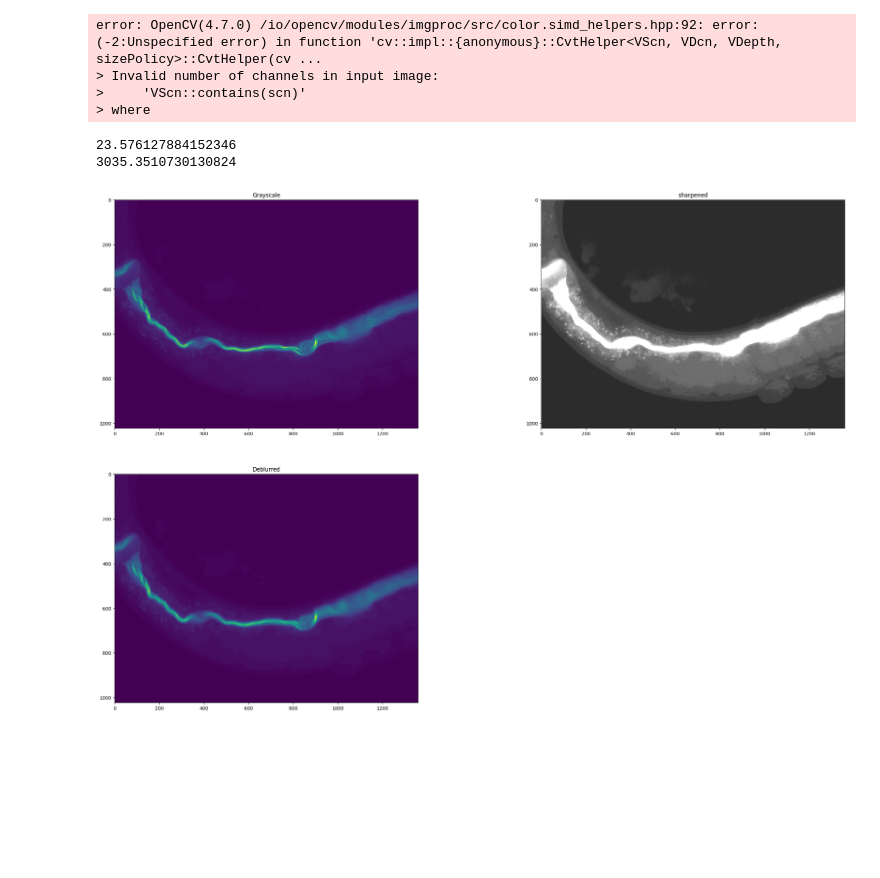
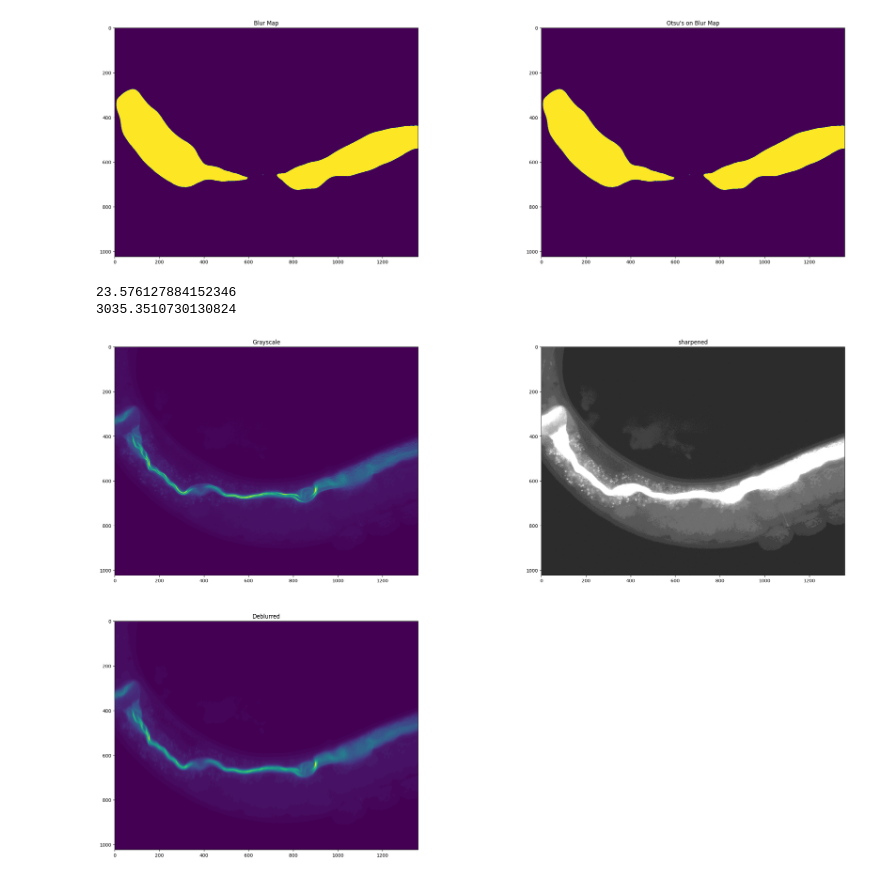
Before and after one commit to Hrsh-Venket/OpenCV-intestinal-deformations, a Jupyter notebook: opencv-intestinal-deformations- .ipynb, the cells around one changed output. Cells and saved outputs as stored; diff of their text form; code cells hidden in the pictures; blank space fills up the shorter version.

```diff
--- a/opencv-intestinal-deformations- .ipynb
+++ b/opencv-intestinal-deformations- .ipynb
@@ -45,29 +44,25 @@ plt.show()
 # %%
 # # Values below 127 goes to 0 (black, everything above goes to 255 (white)
 # ret,thresh1 = cv2.threshold(blur_map,  127, 255, cv2.THRESH_BINARY)
 
 # # It's good practice to blur images as it removes noise
-blur_map = cv2.GaussianBlur(blur_map, (7, 7), sigmaX=0, sigmaY=0)
-g_blur_map = cv2.cvtColor(blur_map, cv2.COLOR_BGR2GRAY)
+# blur_map = cv2.GaussianBlur(blur_map, (7, 7), sigmaX=0, sigmaY=0)
+blur_map = cv2.convertScaleAbs(blur_map)
+blur_map_thres = cv2.threshold(blur_map, 0, 255, cv2.THRESH_BINARY + cv2.THRESH_OTSU)[1]
 
-blur_map_thres = cv2.threshold(g_blur_map, 0, 255, cv2.THRESH_BINARY + cv2.THRESH_OTSU)
 
 plt.figure(figsize=(30, 30))
 plt.subplot(3, 2, 1)
 plt.title("Blur Map")
 plt.imshow(blur_map)
-plt.show()
 
-plt.figure(figsize=(30, 30))
+
 plt.subplot(3, 2, 2)
 plt.title("Otsu's on Blur Map")
 plt.imshow(blur_map_thres)
 plt.show()
 # %% [output]
-error: OpenCV(4.7.0) /io/opencv/modules/imgproc/src/color.simd_helpers.hpp:92: error: (-2:Unspecified error) in function 'cv::impl::{anonymous}::CvtHelper<VScn, VDcn, VDepth, sizePolicy>::CvtHelper(cv ...
-> Invalid number of channels in input image:
->     'VScn::contains(scn)'
-> where
+[figure, added]
 # %%
 kernel = cv2.getGaussianKernel(1000, 4)
 
```
Also changed, not shown: parts of 2 cells of this notebook.
